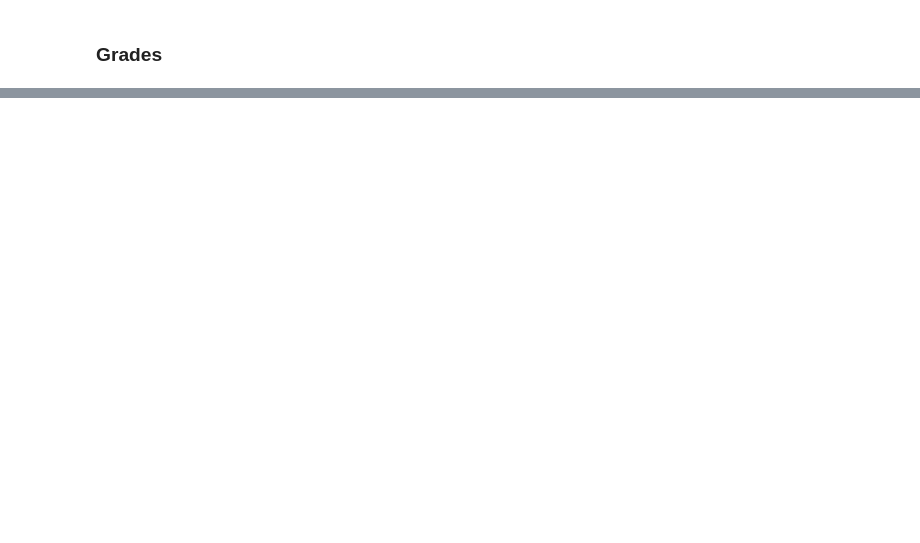
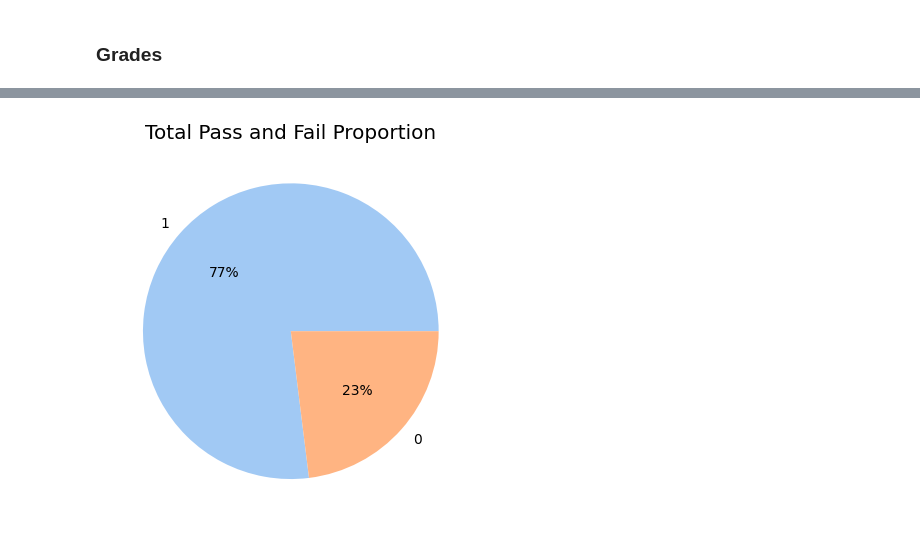
Before and after one commit to alejo1630/grades_college_analysis, a Jupyter notebook: grades.ipynb, the cells around one changed output, grey strips where cells are left out. Cells and saved outputs as stored; diff of their text form; code cells hidden in the pictures; blank space fills up the shorter version.

```diff
--- a/grades.ipynb
+++ b/grades.ipynb
@@ -216,0 +278,3 @@ plt.show()
+# %%
+df["Pass"] = df["FG"].apply(lambda x: 1 if x >= 3 else 0)
+df.head()
@@ -216,0 +288,6 @@ plt.show()
+# %%
+plt.pie(data = pd.DataFrame(df["Pass"].value_counts().reset_index()), x = "count", labels = "Pass", colors = sns.color_palette("pastel"), autopct = "%.0f%%")
+plt.title("Total Pass and Fail Proportion")
+plt.show()
+# %% [output]
+[figure, added]
```
Also changed, not shown: parts of 24 cells of this notebook.
